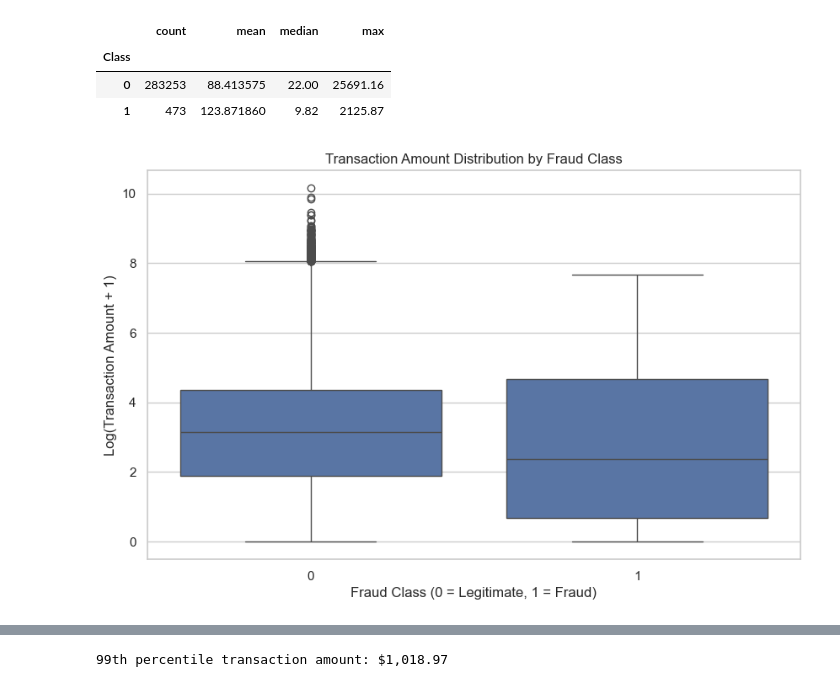
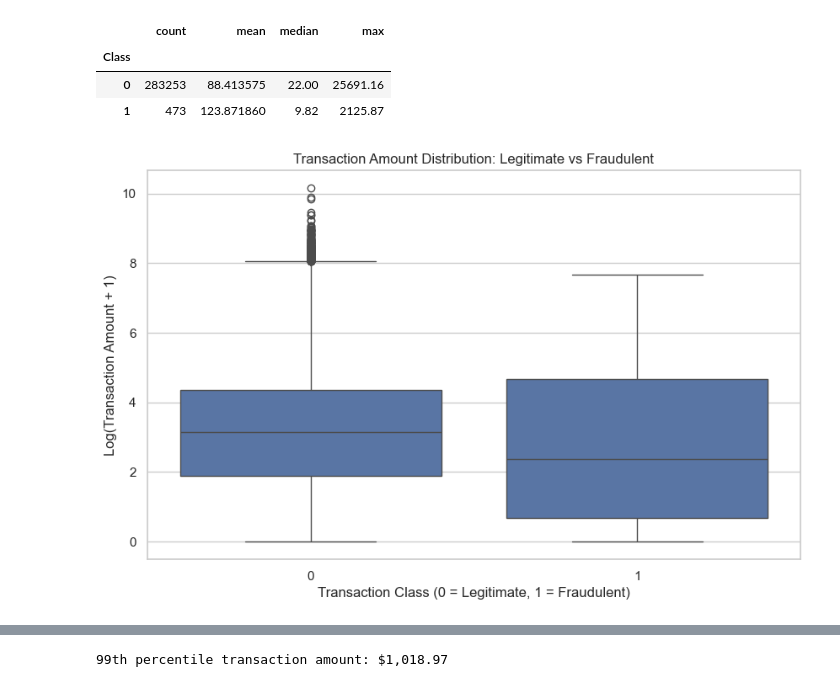
Before and after one commit to Yvonneamg/Credit_Card_Fraud_Detection, a Jupyter notebook: fraud_analytics_detection.ipynb, the cells around one changed output, grey strips where cells are left out. Cells and saved outputs as stored; diff of their text form; code cells hidden in the pictures.

```diff
--- a/fraud_analytics_detection.ipynb
+++ b/fraud_analytics_detection.ipynb
@@ -349,16 +360,22 @@ df.groupby("Class")["Amount"].agg(
 # %%
 plt.figure(figsize=(10, 6))
 
 sns.boxplot(
     data=df,
     x="Class",
     y="Log_Amount"
 )
 
-plt.title("Transaction Amount Distribution by Fraud Class")
-plt.xlabel("Fraud Class (0 = Legitimate, 1 = Fraud)")
+plt.title("Transaction Amount Distribution: Legitimate vs Fraudulent")
+plt.xlabel("Transaction Class (0 = Legitimate, 1 = Fraudulent)")
 plt.ylabel("Log(Transaction Amount + 1)")
 
+plt.savefig(
+    "Visualizations/transaction_amount_distribution_by_fraud_class.png",
+    dpi=300,
+    bbox_inches="tight"
+)
+
 plt.show()
 # %% [output]
-[figure, old version]
+[figure, new version]
```
Also changed, not shown: parts of 5 cells of this notebook, 9 other files.
